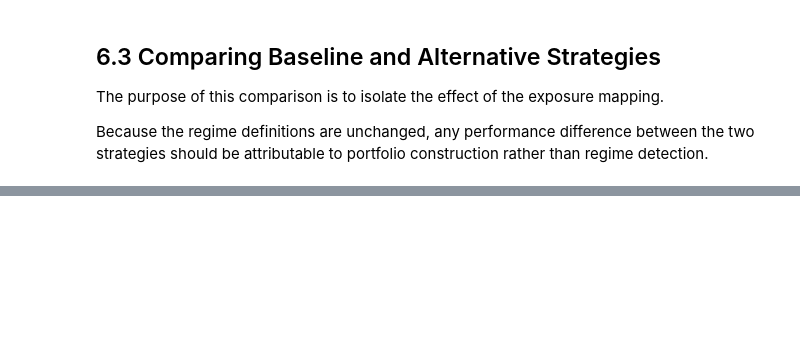
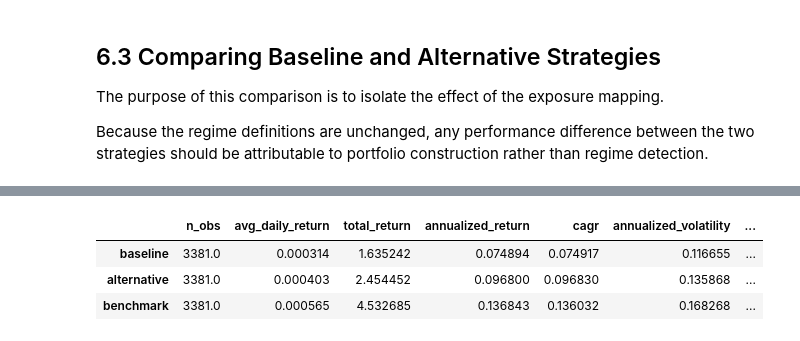
Before and after one commit to AMUKA0/market-research-trading-signals, a Jupyter notebook: notebooks/01_regime_research.ipynb, the cells around one changed output, grey strips where cells are left out. Saved outputs shown, nothing was run; the diff lists cells and outputs as text; code cells hidden in the pictures; blank space fills up the shorter version.

```diff
--- a/notebooks/01_regime_research.ipynb
+++ b/notebooks/01_regime_research.ipynb
@@ -958,0 +1046,25 @@ directionally reasonable even if the initial portfolio mapping is suboptimal.
+# %%
+comparison_metrics = compare_multiple_strategies([
+    (
+        "baseline",
+        baseline_backtest_df["strategy_ret_net"],
+        baseline_backtest_df["strategy_cum_net"],
+    ),
+    (
+        "alternative",
+        alt_backtest_df["strategy_ret_net"],
+        alt_backtest_df["strategy_cum_net"],
+    ),
+    (
+        "benchmark",
+        baseline_backtest_df["benchmark_ret"],
+        baseline_backtest_df["benchmark_cum"],
+    ),
+])
+
+comparison_metrics
+# %% [output]
+|  | n_obs | avg_daily_return | total_return | annualized_return | cagr | annualized_volatility | ... |
+| baseline | 3381.0 | 0.000314 | 1.635242 | 0.074894 | 0.074917 | 0.116655 | ... |
+| alternative | 3381.0 | 0.000403 | 2.454452 | 0.096800 | 0.096830 | 0.135868 | ... |
+| benchmark | 3381.0 | 0.000565 | 4.532685 | 0.136843 | 0.136032 | 0.168268 | ... |
```
Also changed, not shown: parts of 33 cells of this notebook, 1 other file.
